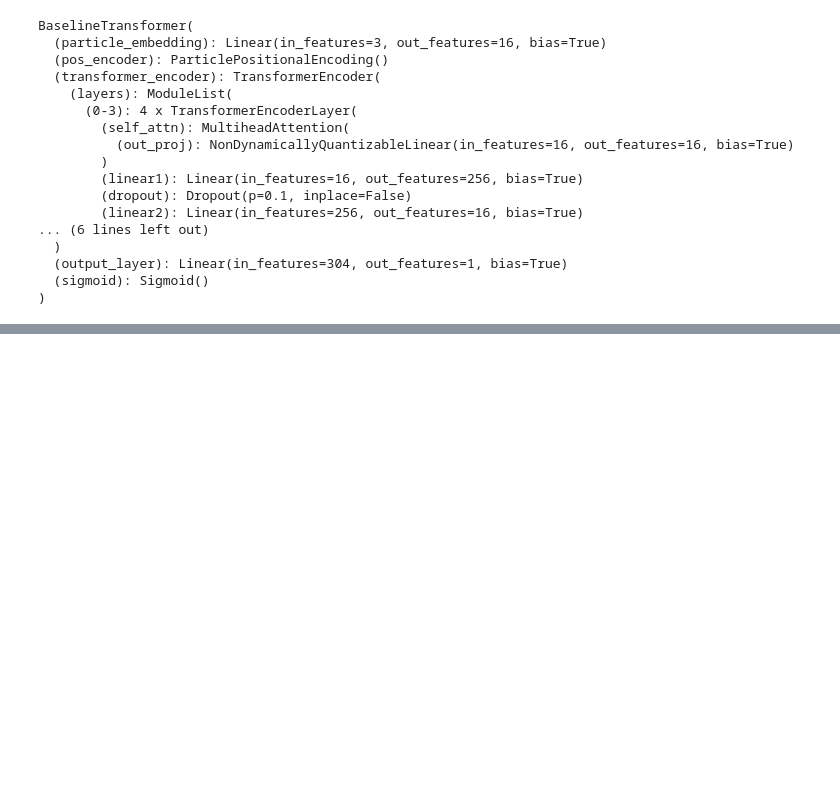
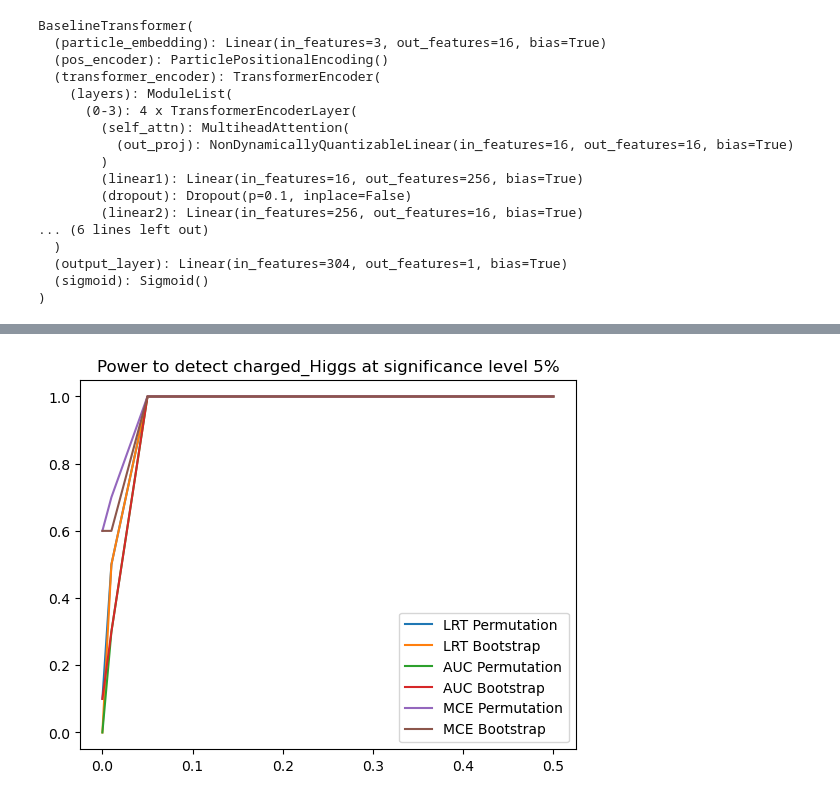
Before and after one commit to ZhengtingHe/ADwithNE, a Jupyter notebook: demo/baseline.ipynb, the cells around one changed output, grey strips where cells are left out. Cells and saved outputs as stored; diff of their text form; code cells hidden in the pictures; blank space fills up the shorter version.

```diff
--- a/demo/baseline.ipynb
+++ b/demo/baseline.ipynb
@@ -367,0 +381,12 @@ sig_lambda: 0 estimated lambda mean: 0.014012442255954527 estimated lambda std:
+# %%
+plt.plot(test_lambdas, np.array([lrt_p_permutation_dict[str(sig_lambda)] for sig_lambda in test_lambdas])/n_bootstrap, label="LRT Permutation")
+plt.plot(test_lambdas, np.array([lrt_p_bootstrap_dict[str(sig_lambda)] for sig_lambda in test_lambdas])/n_bootstrap, label="LRT Bootstrap")
+plt.plot(test_lambdas, np.array([auc_p_permutation_dict[str(sig_lambda)] for sig_lambda in test_lambdas])/n_bootstrap, label="AUC Permutation")
+plt.plot(test_lambdas, np.array([auc_p_bootstrap_dict[str(sig_lambda)] for sig_lambda in test_lambdas])/n_bootstrap, label="AUC Bootstrap")
+plt.plot(test_lambdas, np.array([mce_p_permutation_dict[str(sig_lambda)] for sig_lambda in test_lambdas])/n_bootstrap, label="MCE Permutation")
+plt.plot(test_lambdas, np.array([mce_p_bootstrap_dict[str(sig_lambda)] for sig_lambda in test_lambdas])/n_bootstrap, label="MCE Bootstrap")
+plt.title("Power to detect {} at significance level {:.0%}".format(test_signal, significance))
+plt.legend()
+plt.show()
+# %% [output]
+[figure, added]
```
Also changed, not shown: parts of 10 cells of this notebook, 3 other files.
